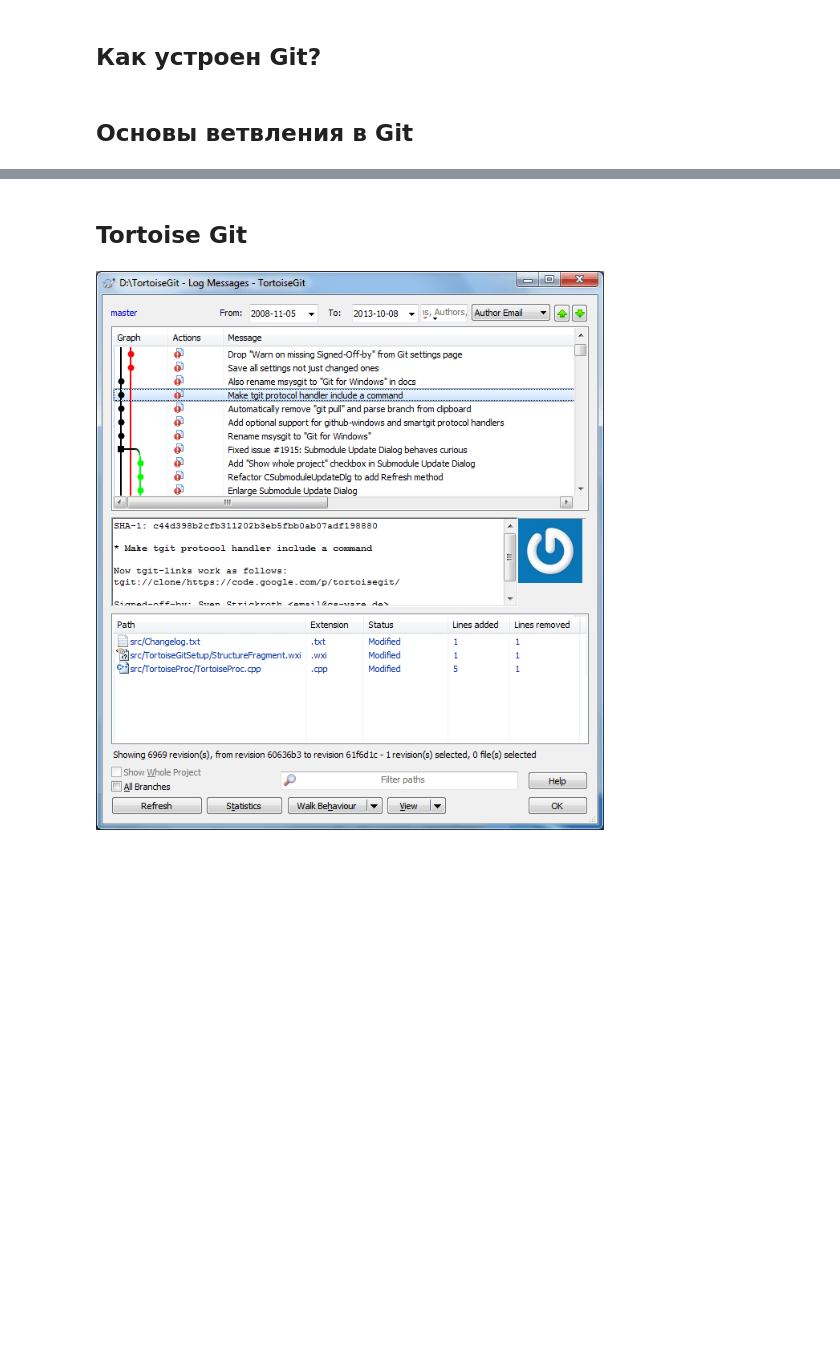
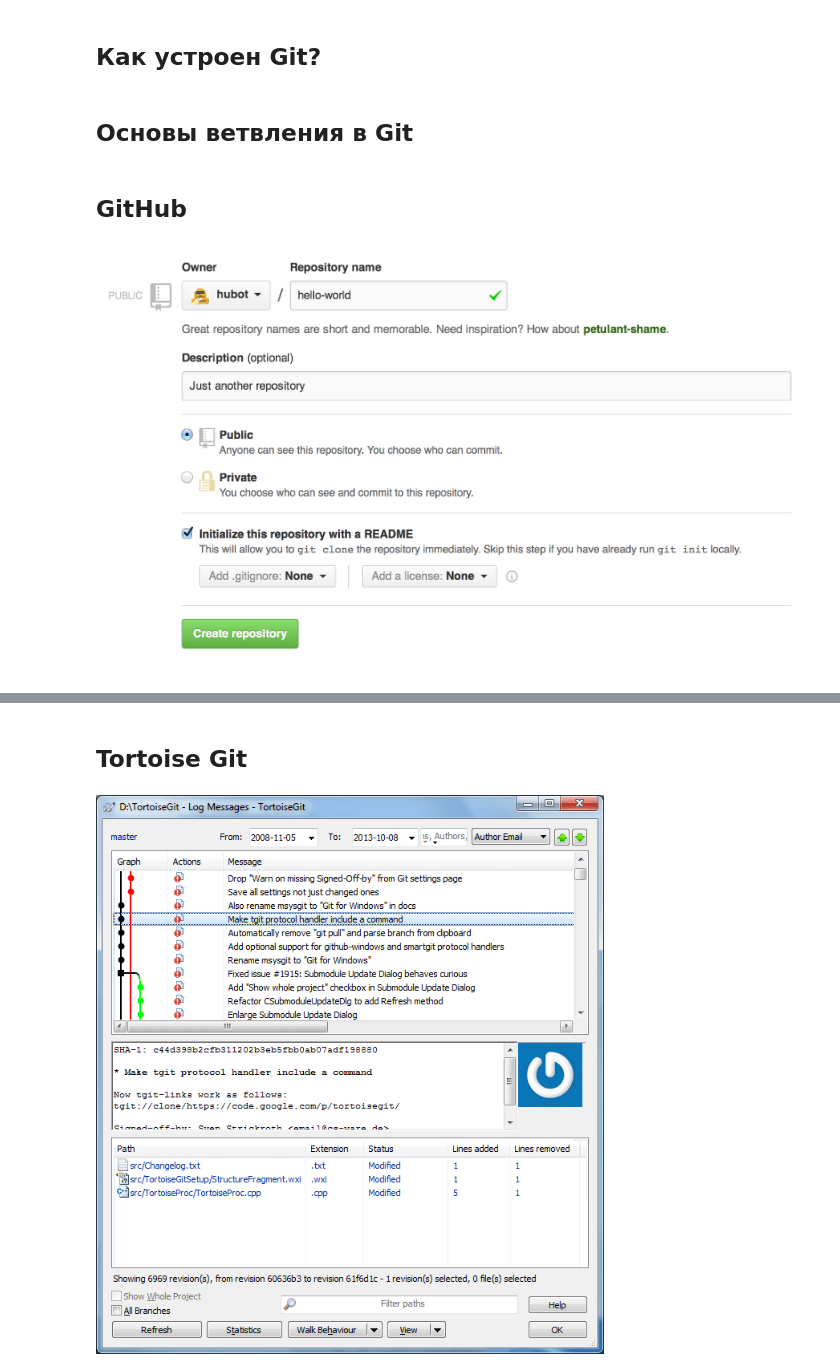
Before and after one commit to vasilyivan12345/python-workshops, a Jupyter notebook: git/lecture.ipynb, the cells around one changed output, grey strips where cells are left out. Saved outputs shown, nothing was run; the diff lists cells and outputs as text; code cells hidden in the pictures; blank space fills up the shorter version.

Commit message:
ENH: git: add github description

```diff
--- a/git/lecture.ipynb
+++ b/git/lecture.ipynb
@@ -75,2 +90,8 @@ Image("images/github_gitlab_bitbucket.jpeg")
 # %% [markdown]
 ## Основы ветвления в Git
+# %% [markdown]
+## GitHub
+# %%
+Image("images/github_create.png")
+# %% [output]
+[figure, added]
```
Also changed, not shown: parts of 12 cells of this notebook, 3 other files.
